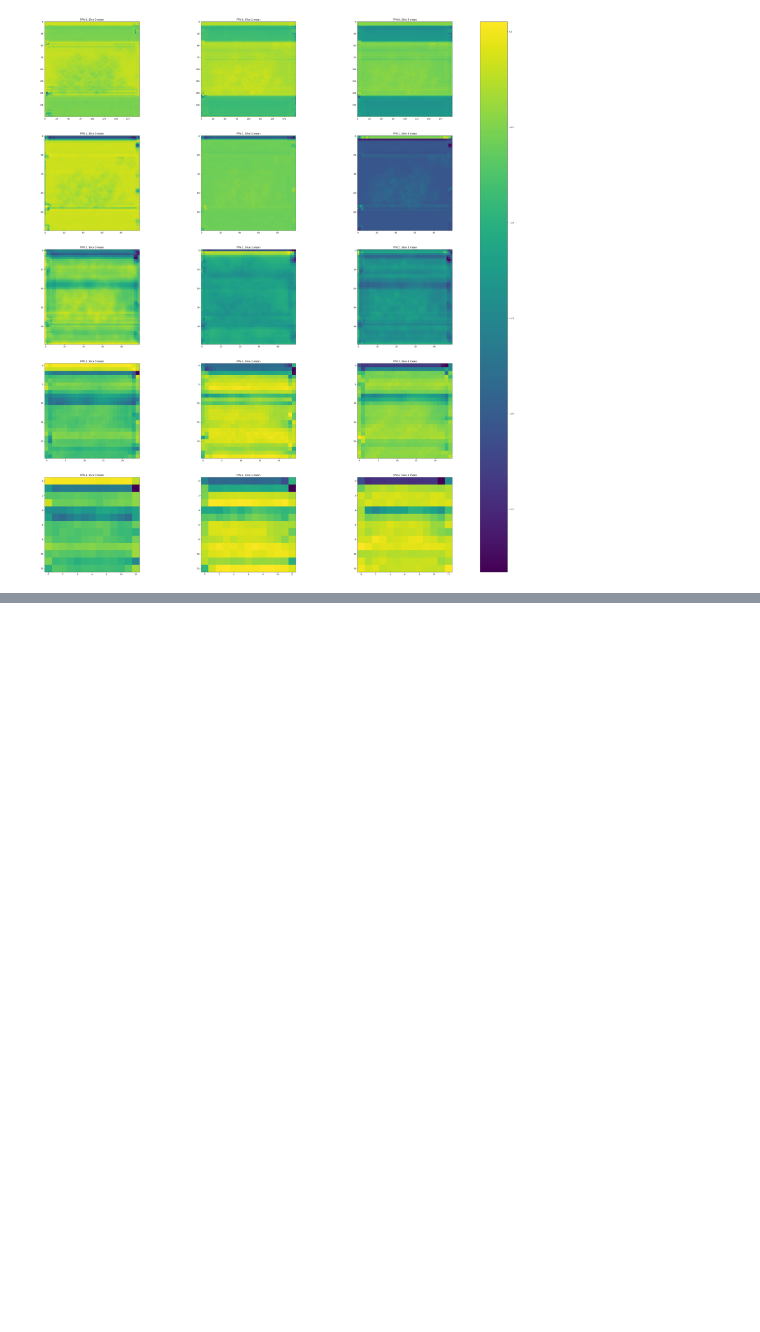
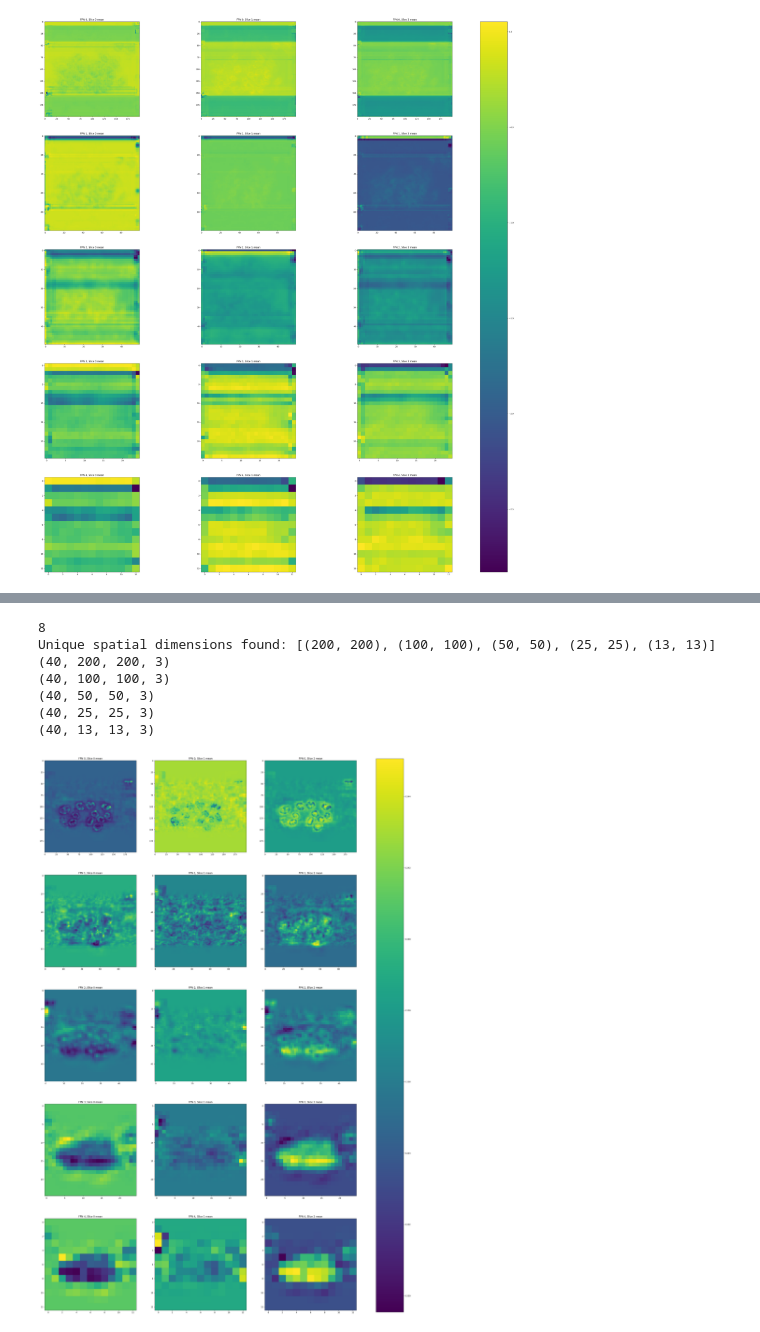
Before and after one commit to RohanGd/ExtendingMaskRCNN, a Jupyter notebook: study_fusion_weights.ipynb, the cells around one changed output, grey strips where cells are left out. Cells and saved outputs as stored; diff of their text form; code cells hidden in the pictures; blank space fills up the shorter version.

```diff
--- a/study_fusion_weights.ipynb
+++ b/study_fusion_weights.ipynb
@@ -219,0 +320,3 @@ plt.show()
+# %%
+df = pd.read_pickle("Experiments/test/fixed_nostaticbias_pixelwindowedslicesemlp_20260130_140340/fusion_weights.pkl")
+df.head(50)
@@ -219,0 +341,45 @@ plt.show()
+# %%
+b = len(df["iter_batch"].unique())
+print(b)
+
+fig_windowed_fpn0 = plt.figure(" windowed  PIXEL slice_weights", (35, 50))
+axes = fig_windowed_fpn0.subplots(5, 3)
+
+spatial_dims_set = set()
+for shape in df["weights_shape"]:
+    if len(shape) >= 2:
+        spatial_dims_set.add(tuple(shape[-2:]))
+
+spatial_dims_set = sorted(spatial_dims_set, key=lambda x:x[0], reverse=True)
+print(f"Unique spatial dimensions found: {spatial_dims_set}")
+
+fpn_shapes = df["weights_shape"].unique()
+for fpn_id in range(5):
+    mask = df["weights_shape"].apply(lambda x: len(x) >= 4 and x[-2:] == list(spatial_dims_set)[fpn_id])
+    fpn = df[mask]
+
+    fpn_slice_weights = fpn["slice_weights"].copy()
+    st = (30 +1) * 40
+    fpn_slice_weights = np.stack(fpn_slice_weights[st:st+40])
+    fpn_slice_weights = np.stack(fpn_slice_weights)
+    fpn_slice_weights = fpn_slice_weights.transpose(0,2,3,1)
+    print(fpn_slice_weights.shape)
+
+
+
+    spatial_mean = fpn_slice_weights.mean(axis=0)
+    for i in range(3):
+        im = axes[fpn_id, i].imshow(spatial_mean[:, :, i])
+        axes[fpn_id, i].set_title(f"FPN {fpn_id}, Slice {i} mean")
+
+plt.colorbar(im, ax=axes)
+plt.show()
+# %% [output]
+8
+Unique spatial dimensions found: [(200, 200), (100, 100), (50, 50), (25, 25), (13, 13)]
+(40, 200, 200, 3)
+(40, 100, 100, 3)
+(40, 50, 50, 3)
+(40, 25, 25, 3)
+(40, 13, 13, 3)
+[figure, added]
```
Also changed, not shown: parts of 24 cells of this notebook, 6 other files.
